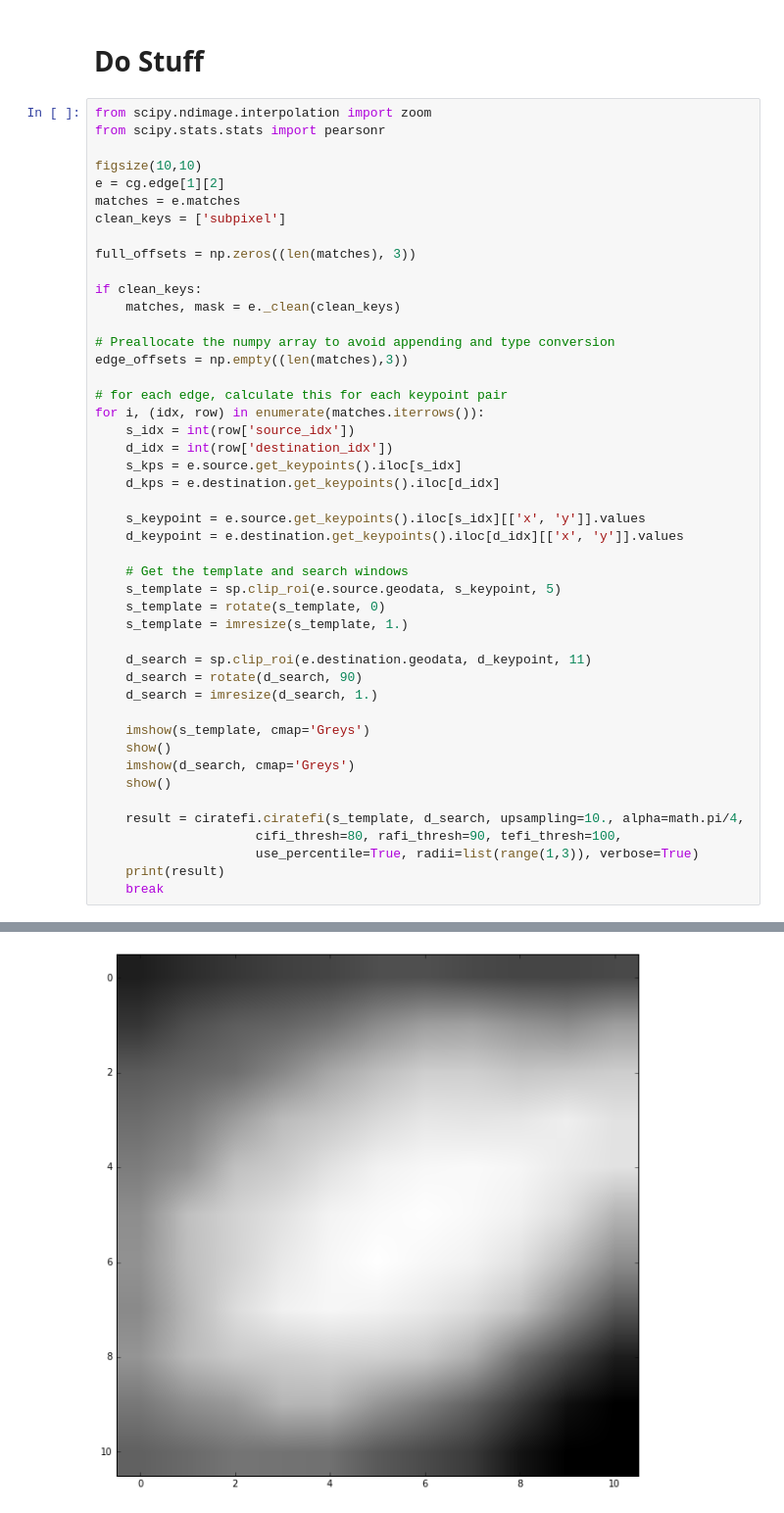
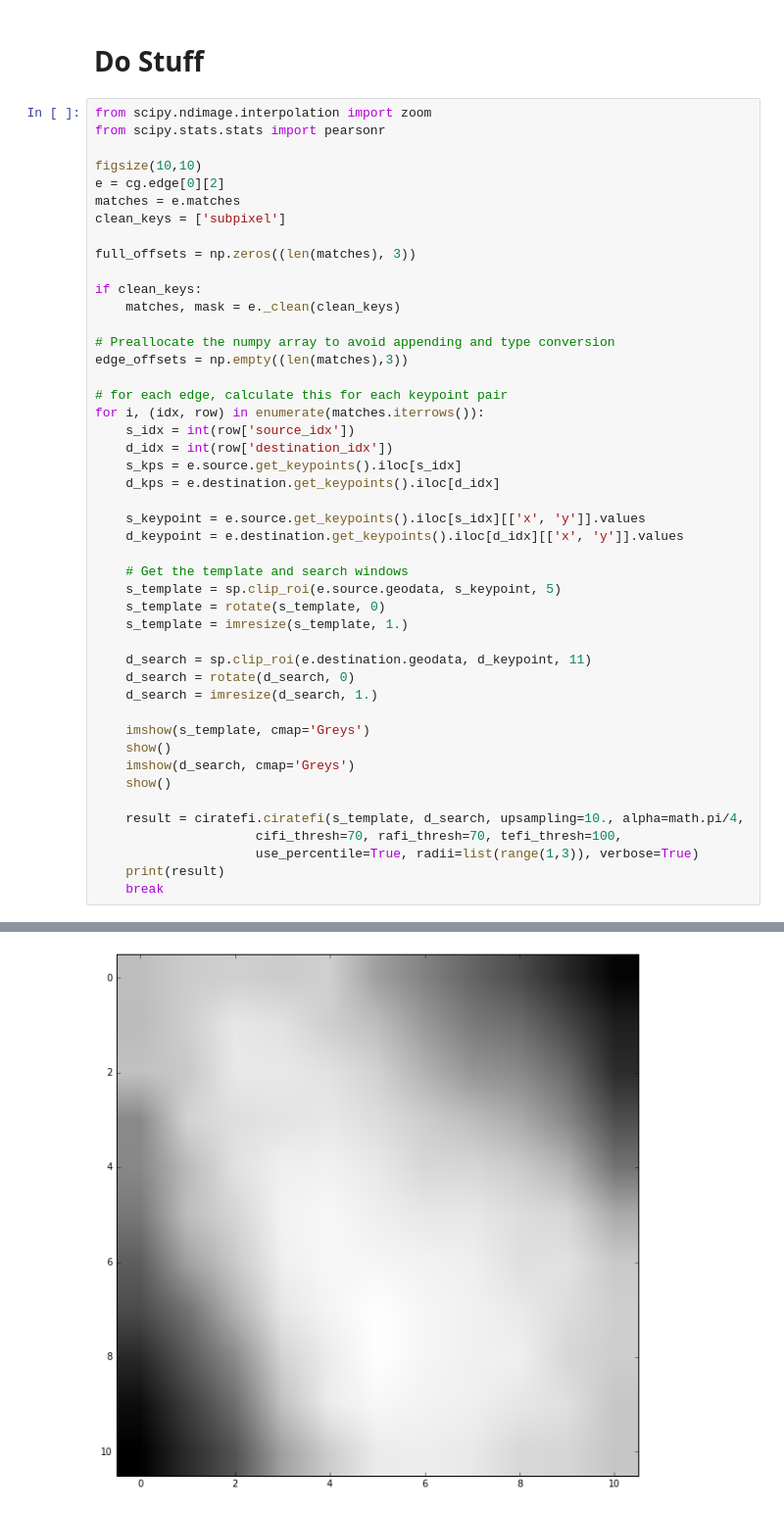
Before and after one commit to tisaconundrum2/autocnet, a Jupyter notebook: notebooks/Ciratefi.ipynb, the cells around one changed output, grey strips where cells are left out. Shown at 98% size. Cells and saved outputs as stored; diff of their text form.

```diff
--- a/notebooks/Ciratefi.ipynb
+++ b/notebooks/Ciratefi.ipynb
@@ -63,7 +65,7 @@ from scipy.ndimage.interpolation import zoom
 from scipy.stats.stats import pearsonr
 
 figsize(10,10)
-e = cg.edge[1][2]
+e = cg.edge[0][2]
 matches = e.matches
 clean_keys = ['subpixel']
 
@@ -91,7 +93,7 @@ for i, (idx, row) in enumerate(matches.iterrows()):
     s_template = imresize(s_template, 1.)
 
     d_search = sp.clip_roi(e.destination.geodata, d_keypoint, 11)
-    d_search = rotate(d_search, 90)
+    d_search = rotate(d_search, 0)
     d_search = imresize(d_search, 1.)
 
     imshow(s_template, cmap='Greys')
@@ -100,7 +102,7 @@ for i, (idx, row) in enumerate(matches.iterrows()):
     show()
 
     result = ciratefi.ciratefi(s_template, d_search, upsampling=10., alpha=math.pi/4,
-                     cifi_thresh=80, rafi_thresh=90, tefi_thresh=100,
+                     cifi_thresh=70, rafi_thresh=70, tefi_thresh=100,
                      use_percentile=True, radii=list(range(1,3)), verbose=True)
     print(result)
     break
@@ -109,2 +111,2 @@ for i, (idx, row) in enumerate(matches.iterrows()):
-[figure, old version]
+[figure, new version]
 [figure]
```
Also changed, not shown: parts of 2 cells of this notebook, 7 other files.
